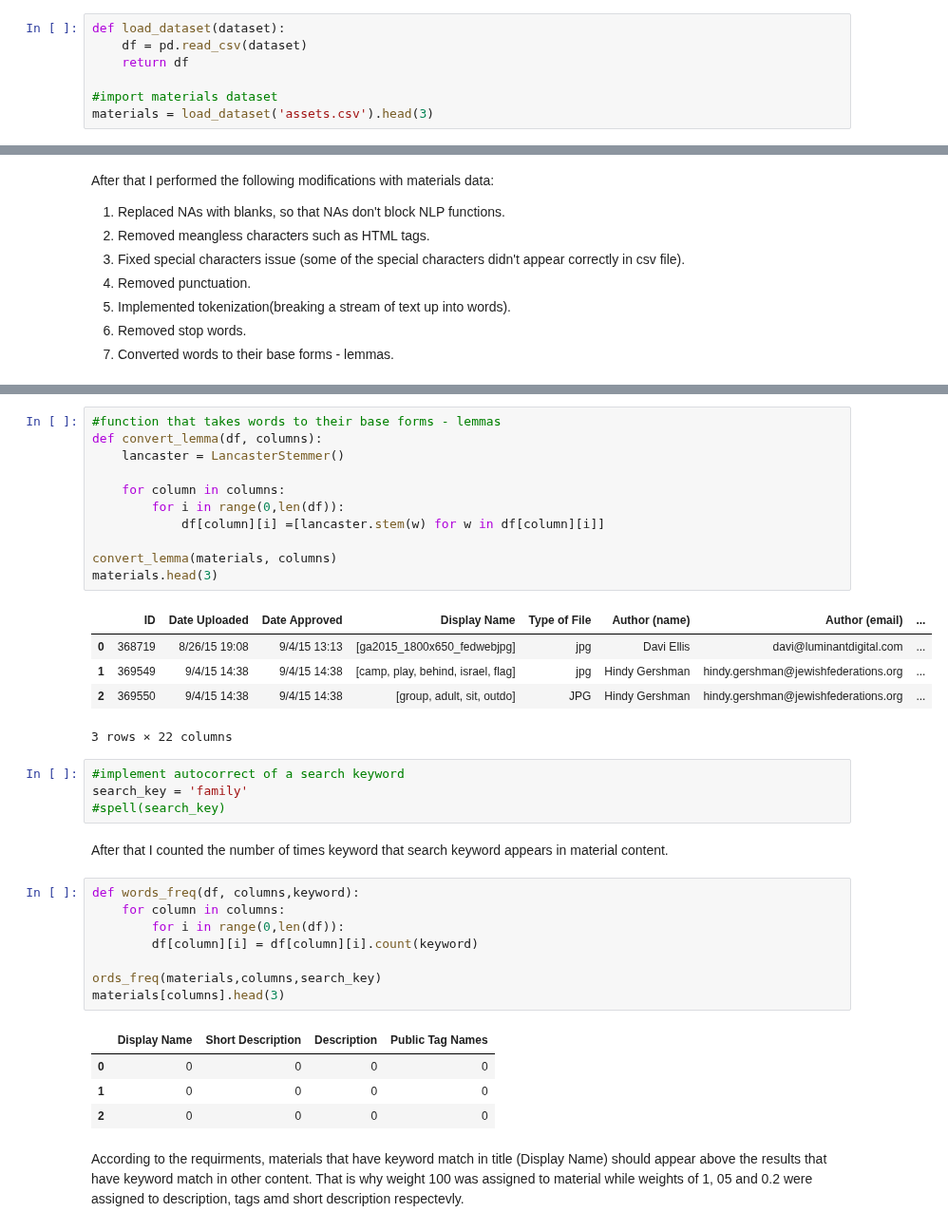
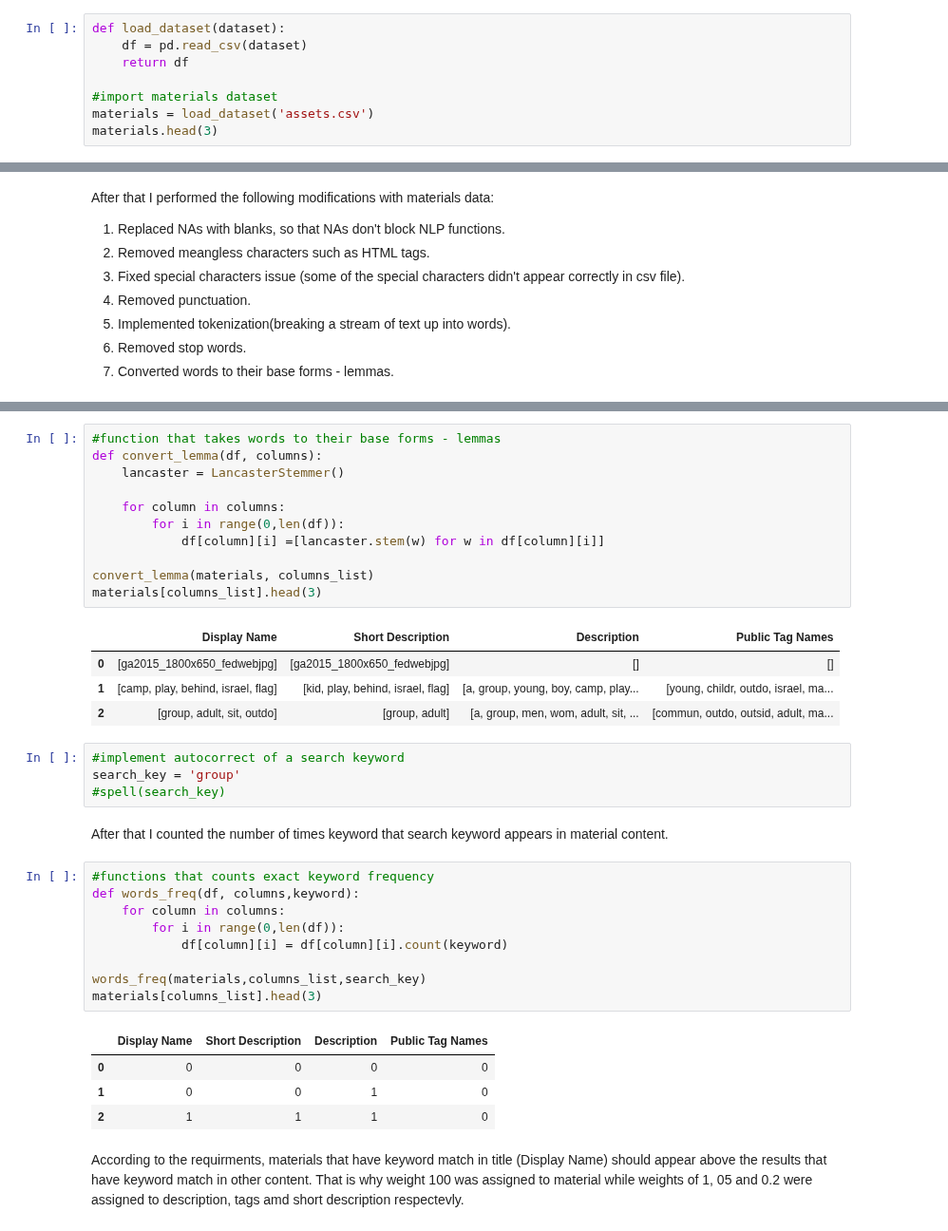
Before and after one commit to olga0503/DATA-620, a Jupyter notebook: Final_Project.ipynb, the cells around one changed output, grey strips where cells are left out. Shown at 95% size. Cells and saved outputs as stored; diff of their text form.

```diff
--- a/Final_Project.ipynb
+++ b/Final_Project.ipynb
@@ -43,4 +43,5 @@ def load_dataset(dataset):
     return df
 
 #import materials dataset
-materials = load_dataset('assets.csv').head(3)
+materials = load_dataset('assets.csv')
+materials.head(3)
@@ -142,39 +137,39 @@ materials.head(3)
 # %%
 #function that takes words to their base forms - lemmas
 def convert_lemma(df, columns):
     lancaster = LancasterStemmer()
 
     for column in columns:
         for i in range(0,len(df)):
             df[column][i] =[lancaster.stem(w) for w in df[column][i]]
 
-convert_lemma(materials, columns)
-materials.head(3)
+convert_lemma(materials, columns_list)
+materials[columns_list].head(3)
 # %% [output]
-|  | ID | Date Uploaded | Date Approved | Display Name | Type of File | Author (name) | Author (email) | ... |
-| 0 | 368719 | 8/26/15 19:08 | 9/4/15 13:13 | [ga2015_1800x650_fedwebjpg] | jpg | Davi Ellis | davi@luminantdigital.com | ... |
-| 1 | 369549 | 9/4/15 14:38 | 9/4/15 14:38 | [camp, play, behind, israel, flag] | jpg | Hindy Gershman | hindy.gershman@jewishfederations.org | ... |
-| 2 | 369550 | 9/4/15 14:38 | 9/4/15 14:38 | [group, adult, sit, outdo] | JPG | Hindy Gershman | hindy.gershman@jewishfederations.org | ... |
+|  | Display Name | Short Description | Description | Public Tag Names |
+| 0 | [ga2015_1800x650_fedwebjpg] | [ga2015_1800x650_fedwebjpg] | [] | [] |
+| 1 | [camp, play, behind, israel, flag] | [kid, play, behind, israel, flag] | [a, group, young, boy, camp, play... | [young, childr, outdo, israel, ma... |
+| 2 | [group, adult, sit, outdo] | [group, adult] | [a, group, men, wom, adult, sit, ... | [commun, outdo, outsid, adult, ma... |
-3 rows × 22 columns
 # %%
 #implement autocorrect of a search keyword
-search_key = 'family'
+search_key = 'group'
 #spell(search_key)
 # %% [markdown]
 After that I counted the number of times keyword that search keyword appears in material content.
 # %%
+#functions that counts exact keyword frequency
 def words_freq(df, columns,keyword):
     for column in columns:
         for i in range(0,len(df)):
-        df[column][i] = df[column][i].count(keyword)
+            df[column][i] = df[column][i].count(keyword)
 
-ords_freq(materials,columns,search_key)
-materials[columns].head(3)
+words_freq(materials,columns_list,search_key)
+materials[columns_list].head(3)
 # %% [output]
 |  | Display Name | Short Description | Description | Public Tag Names |
 | 0 | 0 | 0 | 0 | 0 |
-| 1 | 0 | 0 | 0 | 0 |
-| 2 | 0 | 0 | 0 | 0 |
+| 1 | 0 | 0 | 1 | 0 |
+| 2 | 1 | 1 | 1 | 0 |
 # %% [markdown]
 According to the requirments, materials that have keyword match in title (Display Name) should appear above the results that have keyword match in other content.  That is why weight 100 was assigned to material while weights of 1, 05 and 0.2 were assigned to description, tags amd short description respectevly.
 # %%
```
Also changed, not shown: parts of 15 cells of this notebook.
